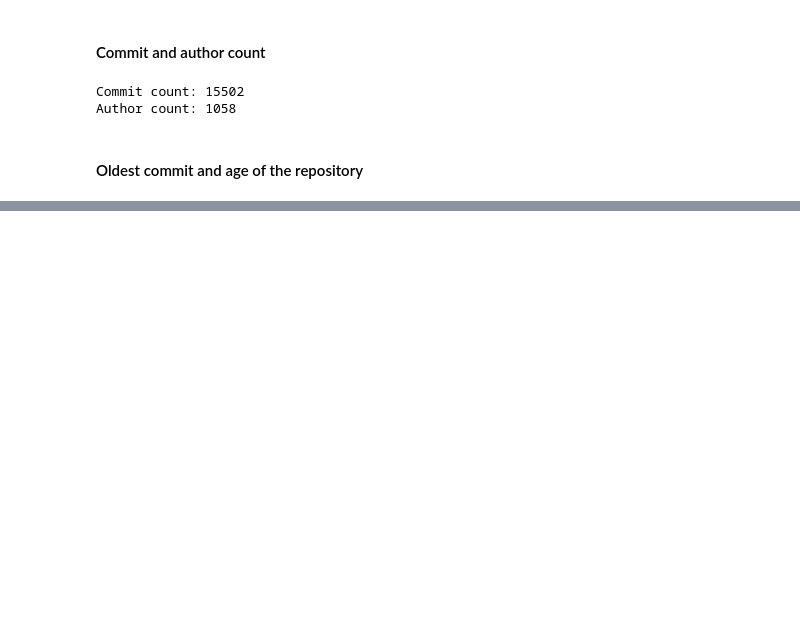
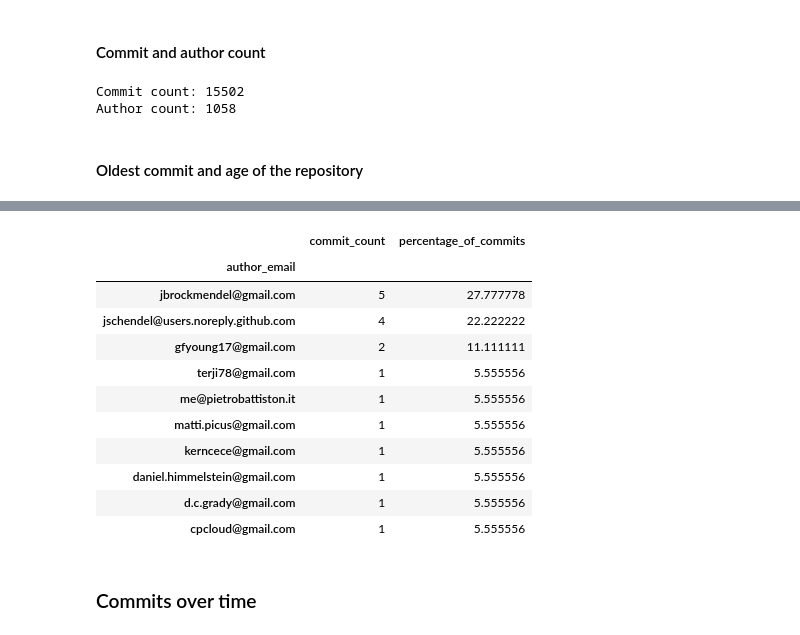
Before and after one commit to skupsala/gitlytic, a Jupyter notebook: gitlytic/notebooks/repo-overview.ipynb, the cells around one changed output, grey strips where cells are left out. Cells and saved outputs as stored; diff of their text form; code cells hidden in the pictures; blank space fills up the shorter version.

```diff
--- a/gitlytic/notebooks/repo-overview.ipynb
+++ b/gitlytic/notebooks/repo-overview.ipynb
@@ -63,0 +138,20 @@ top_committers = data.groupby('author_email').size().sort_values(ascending=False
+# %%
+last_two_weeks_commits = data[data['author_date'] >= (datetime.today() - timedelta(days=14))]
+# %%
+last_two_weeks_top_contributors = get_top_contributors(last_two_weeks_commits)
+last_two_weeks_top_contributors
+# %% [output]
+|  | commit_count | percentage_of_commits |
+| author_email |  |  |
+| jbrockmendel@gmail.com | 5 | 27.777778 |
+| jschendel@users.noreply.github.com | 4 | 22.222222 |
+| gfyoung17@gmail.com | 2 | 11.111111 |
+| terji78@gmail.com | 1 | 5.555556 |
+| me@pietrobattiston.it | 1 | 5.555556 |
+| matti.picus@gmail.com | 1 | 5.555556 |
+| kerncece@gmail.com | 1 | 5.555556 |
+| daniel.himmelstein@gmail.com | 1 | 5.555556 |
+| d.c.grady@gmail.com | 1 | 5.555556 |
+| cpcloud@gmail.com | 1 | 5.555556 |
+# %% [markdown]
+### Commits over time
```
Also changed, not shown: parts of 18 cells of this notebook.
